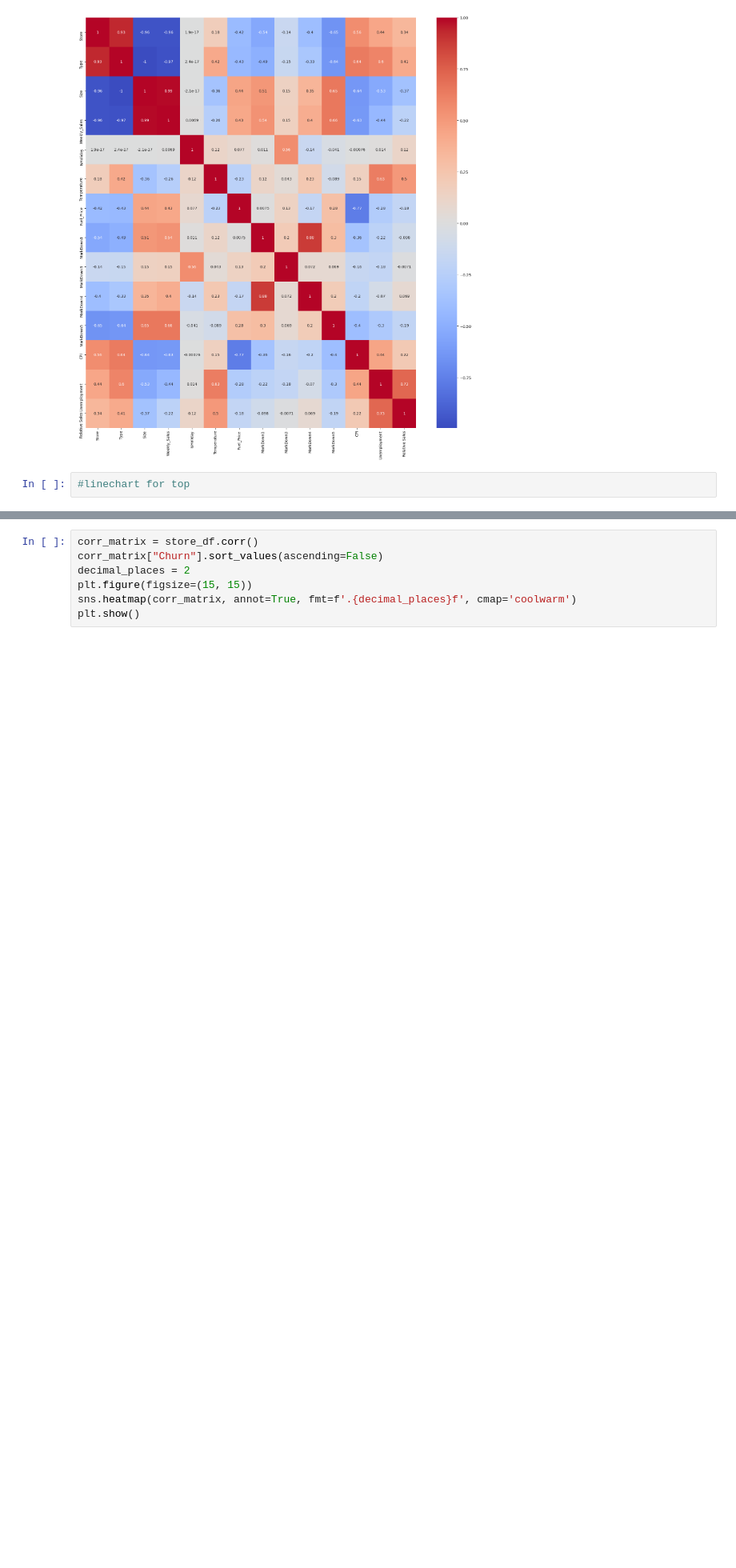
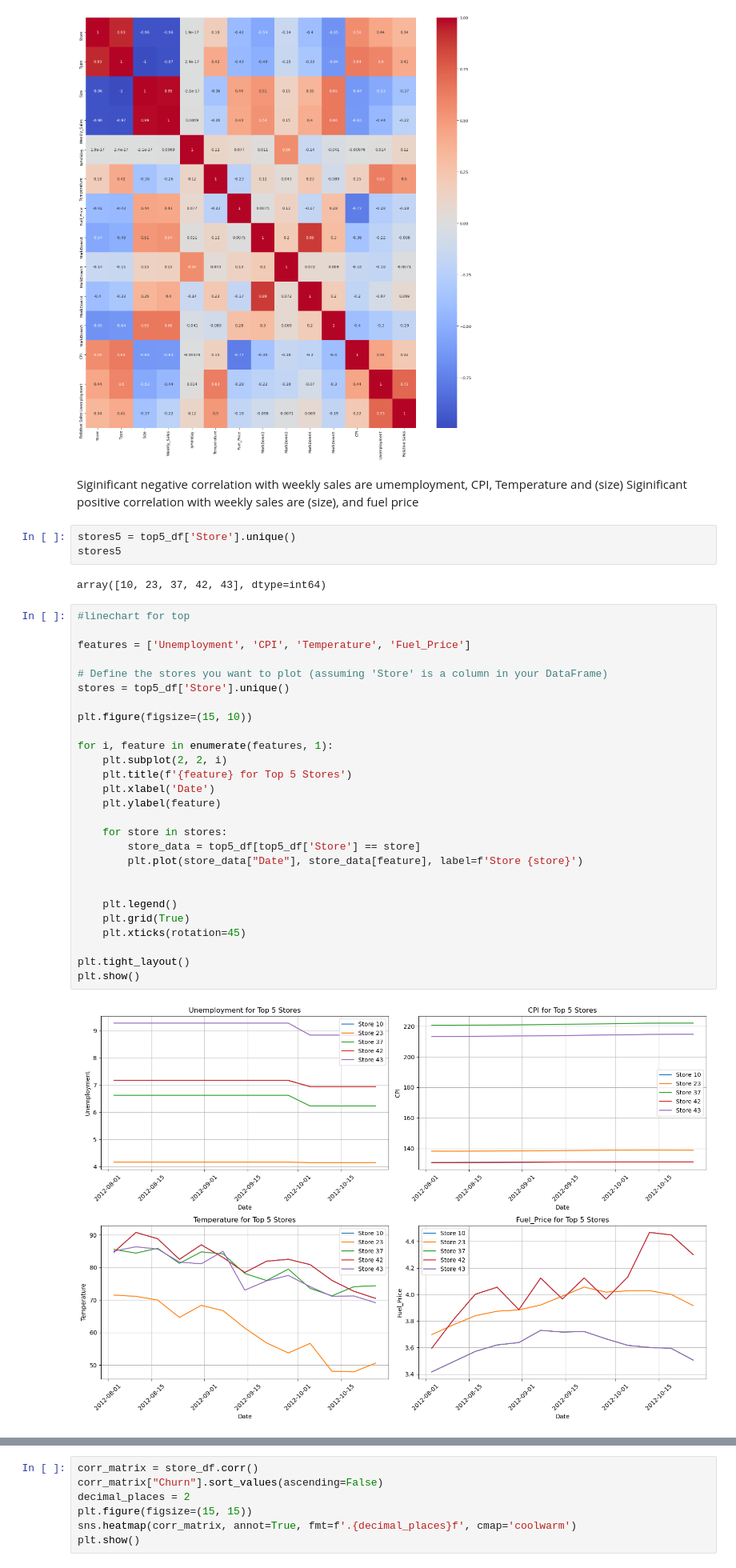
Before and after one commit to Johannes3001/AppliedML_Assign.01, a Jupyter notebook: Assignment2/Codes/Johannes_Code.ipynb, the cells around one changed output, grey strips where cells are left out. Shown at 80% size. Saved outputs shown, nothing was run; the diff lists cells and outputs as text; blank space fills up the shorter version.

```diff
--- a/Assignment2/Codes/Johannes_Code.ipynb
+++ b/Assignment2/Codes/Johannes_Code.ipynb
@@ -225,5 +225,40 @@ sns.heatmap(corr_matrix, annot=True, cmap='coolwarm')
 plt.show()
 # %% [output]
 [figure]
-# %%
-#linechart for top
+# %% [markdown]
+Siginificant negative correlation with weekly sales are umemployment, CPI, Temperature and (size)
+Siginificant positive correlation with weekly sales are (size), and fuel price
+# %%
+stores5 = top5_df['Store'].unique()
+stores5
+# %% [output]
+array([10, 23, 37, 42, 43], dtype=int64)
+# %%
+#linechart for top
+
+features = ['Unemployment', 'CPI', 'Temperature', 'Fuel_Price']
+
+# Define the stores you want to plot (assuming 'Store' is a column in your DataFrame)
+stores = top5_df['Store'].unique()
+
+plt.figure(figsize=(15, 10))
+
+for i, feature in enumerate(features, 1):
+    plt.subplot(2, 2, i)
+    plt.title(f'{feature} for Top 5 Stores')
+    plt.xlabel('Date')
+    plt.ylabel(feature)
+
+    for store in stores:
+        store_data = top5_df[top5_df['Store'] == store]
+        plt.plot(store_data["Date"], store_data[feature], label=f'Store {store}')
+
+
+    plt.legend()
+    plt.grid(True)
+    plt.xticks(rotation=45)
+
+plt.tight_layout()
+plt.show()
+# %% [output]
+[figure, added]
```
Also changed, not shown: parts of 7 cells of this notebook.
